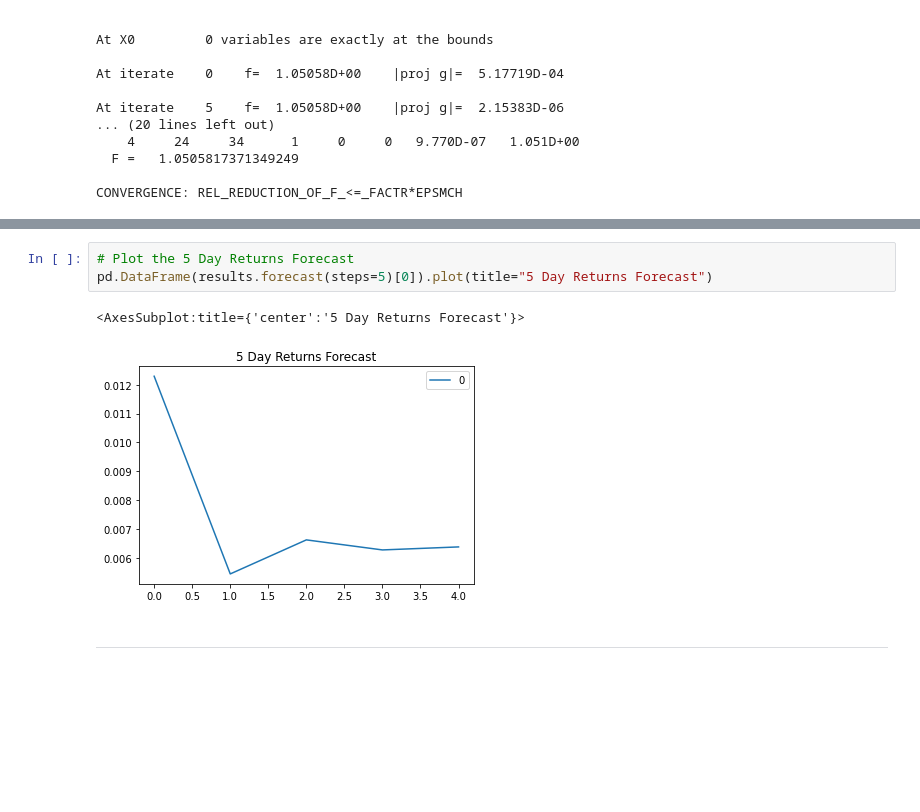
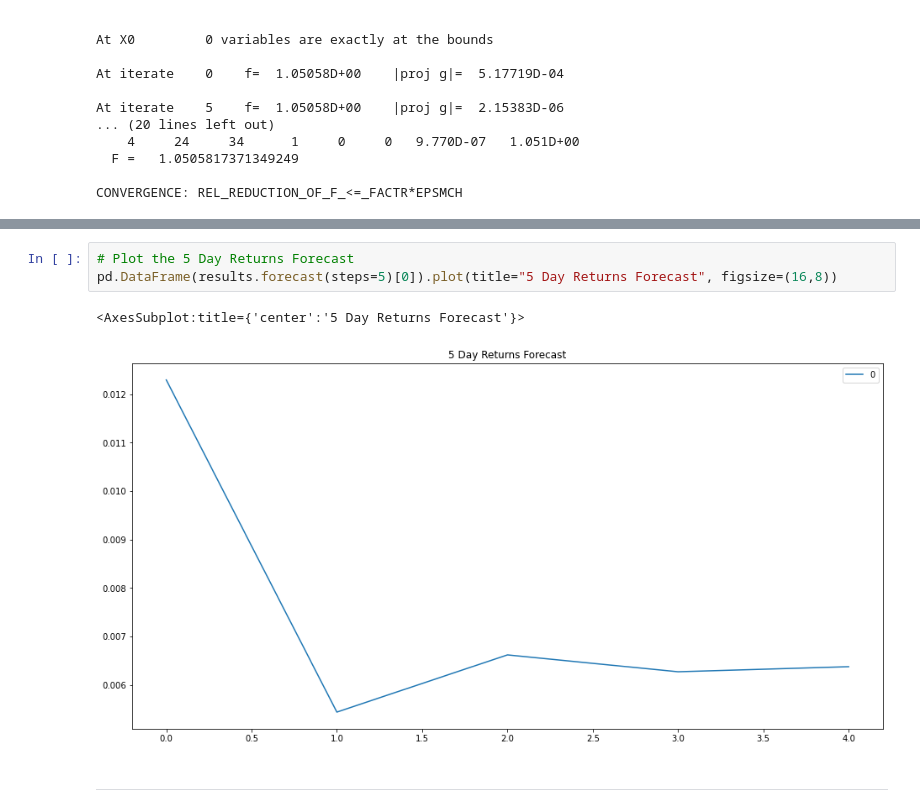
Before and after one commit to mmfsb/Time_Series_HW, a Jupyter notebook: Starter_Code/time_series_analysis.ipynb, the cells around one changed output, grey strips where cells are left out. Drawn from its saved outputs; the diff is of its cells as text; blank space fills up the shorter version.

```diff
--- a/Starter_Code/time_series_analysis.ipynb
+++ b/Starter_Code/time_series_analysis.ipynb
@@ -206,10 +206,10 @@ Roots
 | MA.1 | -3.3938 | +0.0000j | 3.3938 | 0.5000 |
 # %%
 # Plot the 5 Day Returns Forecast
-pd.DataFrame(results.forecast(steps=5)[0]).plot(title="5 Day Returns Forecast")
+pd.DataFrame(results.forecast(steps=5)[0]).plot(title="5 Day Returns Forecast", figsize=(16,8))
 # %% [output]
 <AxesSubplot:title={'center':'5 Day Returns Forecast'}>
-[figure, old version]
+[figure, new version]
 # %% [markdown]
 ---
 # %% [markdown]
```
Also changed, not shown: parts of 8 cells of this notebook.
